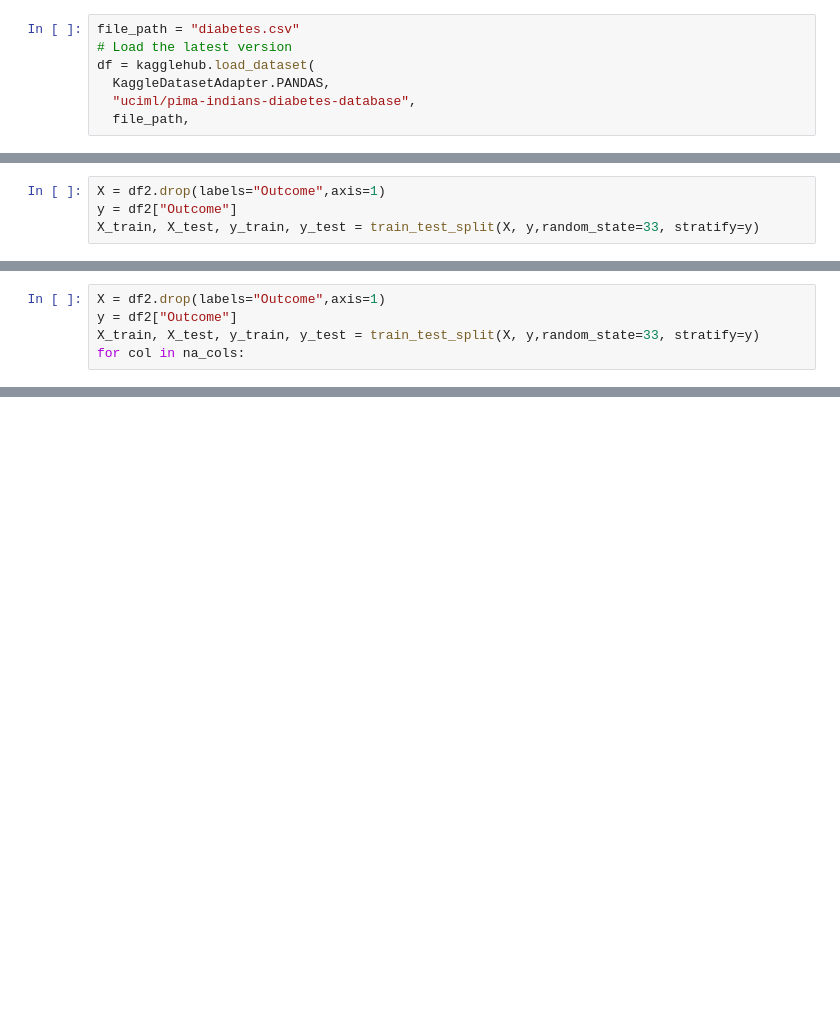
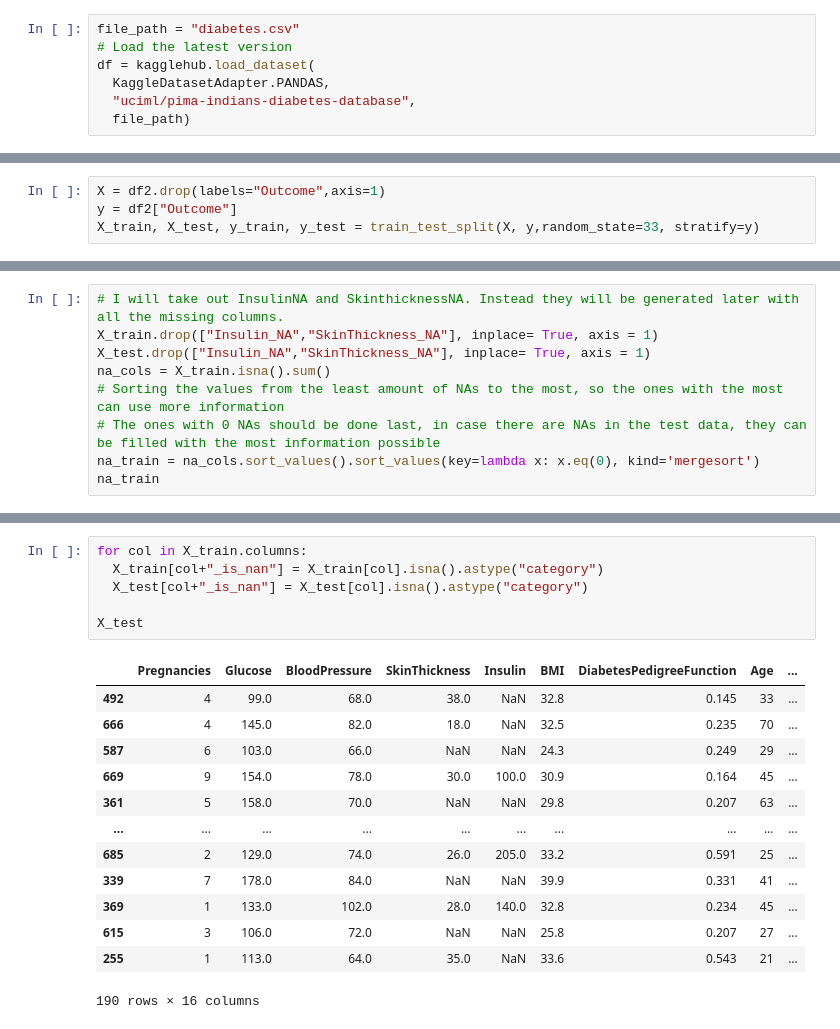
Before and after one commit to SanchezJoseAntonio/Prediction_risk_diabetes, a Jupyter notebook: Prediction_risk_diabetes.ipynb, the cells around one changed output, grey strips where cells are left out. Drawn from its saved outputs; the diff is of its cells as text; blank space fills up the shorter version.

Commit message:
Handling of missing data with lightgbm

```diff
--- a/Prediction_risk_diabetes.ipynb
+++ b/Prediction_risk_diabetes.ipynb
@@ -17,4 +17,4 @@ file_path = "diabetes.csv"
 df = kagglehub.load_dataset(
   KaggleDatasetAdapter.PANDAS,
   "uciml/pima-indians-diabetes-database",
-  file_path,
+  file_path)
@@ -125,5 +261,9 @@ na_cols
-# %%
-X = df2.drop(labels="Outcome",axis=1)
-y = df2["Outcome"]
-X_train, X_test, y_train, y_test = train_test_split(X, y,random_state=33, stratify=y)
-for col in na_cols:
+# %%
+# I will take out InsulinNA and SkinthicknessNA. Instead they will be generated later with all the missing columns.
+X_train.drop(["Insulin_NA","SkinThickness_NA"], inplace= True, axis = 1)
+X_test.drop(["Insulin_NA","SkinThickness_NA"], inplace= True, axis = 1)
+na_cols = X_train.isna().sum()
+# Sorting the values from the least amount of NAs to the most, so the ones with the most can use more information
+# The ones with 0 NAs should be done last, in case there are NAs in the test data, they can be filled with the most information possible
+na_train = na_cols.sort_values().sort_values(key=lambda x: x.eq(0), kind='mergesort')
+na_train
@@ -129,0 +295,20 @@ for col in na_cols:
+# %%
+for col in X_train.columns:
+  X_train[col+"_is_nan"] = X_train[col].isna().astype("category")
+  X_test[col+"_is_nan"] = X_test[col].isna().astype("category")
+
+X_test
+# %% [output]
+|  | Pregnancies | Glucose | BloodPressure | SkinThickness | Insulin | BMI | DiabetesPedigreeFunction | Age | ... |
+| 492 | 4 | 99.0 | 68.0 | 38.0 | NaN | 32.8 | 0.145 | 33 | ... |
+| 666 | 4 | 145.0 | 82.0 | 18.0 | NaN | 32.5 | 0.235 | 70 | ... |
+| 587 | 6 | 103.0 | 66.0 | NaN | NaN | 24.3 | 0.249 | 29 | ... |
+| 669 | 9 | 154.0 | 78.0 | 30.0 | 100.0 | 30.9 | 0.164 | 45 | ... |
+| 361 | 5 | 158.0 | 70.0 | NaN | NaN | 29.8 | 0.207 | 63 | ... |
+| ... | ... | ... | ... | ... | ... | ... | ... | ... | ... |
+| 685 | 2 | 129.0 | 74.0 | 26.0 | 205.0 | 33.2 | 0.591 | 25 | ... |
+| 339 | 7 | 178.0 | 84.0 | NaN | NaN | 39.9 | 0.331 | 41 | ... |
+| 369 | 1 | 133.0 | 102.0 | 28.0 | 140.0 | 32.8 | 0.234 | 45 | ... |
+| 615 | 3 | 106.0 | 72.0 | NaN | NaN | 25.8 | 0.207 | 27 | ... |
+| 255 | 1 | 113.0 | 64.0 | 35.0 | NaN | 33.6 | 0.543 | 21 | ... |
+190 rows × 16 columns
```
Also changed, not shown: parts of 27 cells of this notebook.
